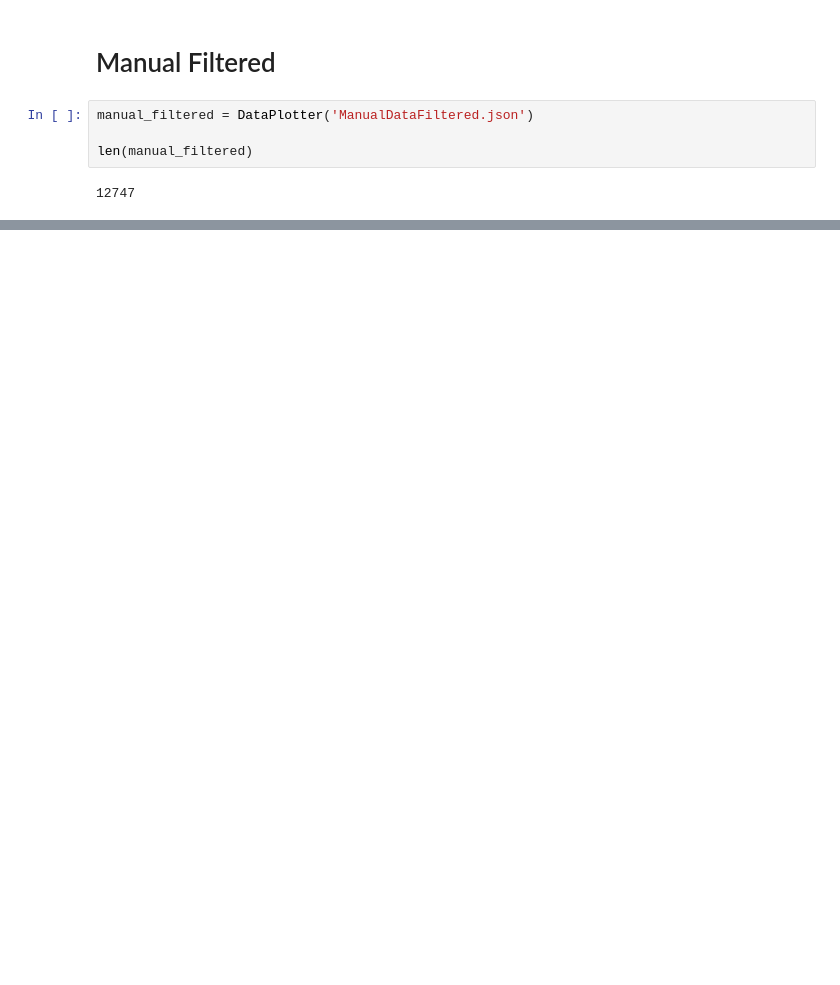
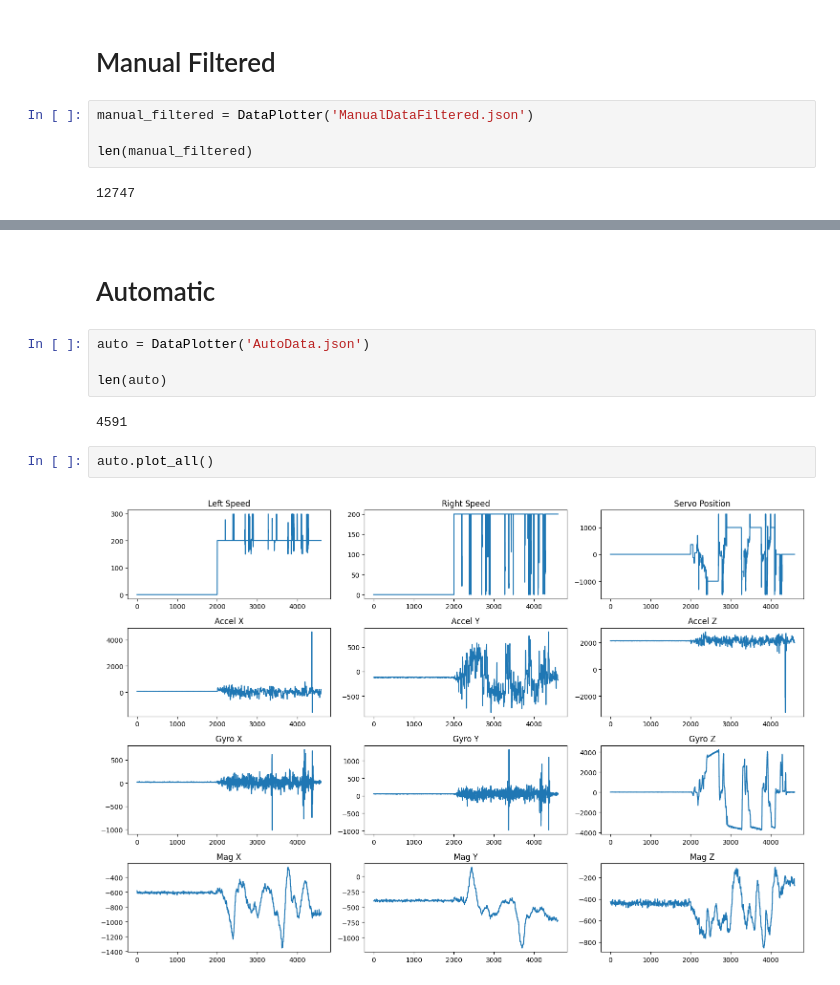
Before and after one commit to gaitovrat/bachelor, a Jupyter notebook: Notebooks/Sensors.ipynb, the cells around one changed output, grey strips where cells are left out. Drawn from its saved outputs; the diff is of its cells as text; blank space fills up the shorter version.

```diff
--- a/Notebooks/Sensors.ipynb
+++ b/Notebooks/Sensors.ipynb
@@ -143,0 +144,12 @@ manual_filtered.plot_accels()
+# %% [markdown]
+# Automatic
+# %%
+auto = DataPlotter('AutoData.json')
+
+len(auto)
+# %% [output]
+4591
+# %%
+auto.plot_all()
+# %% [output]
+[figure, added]
```
Also changed, not shown: parts of 10 cells of this notebook, 1 other file.
